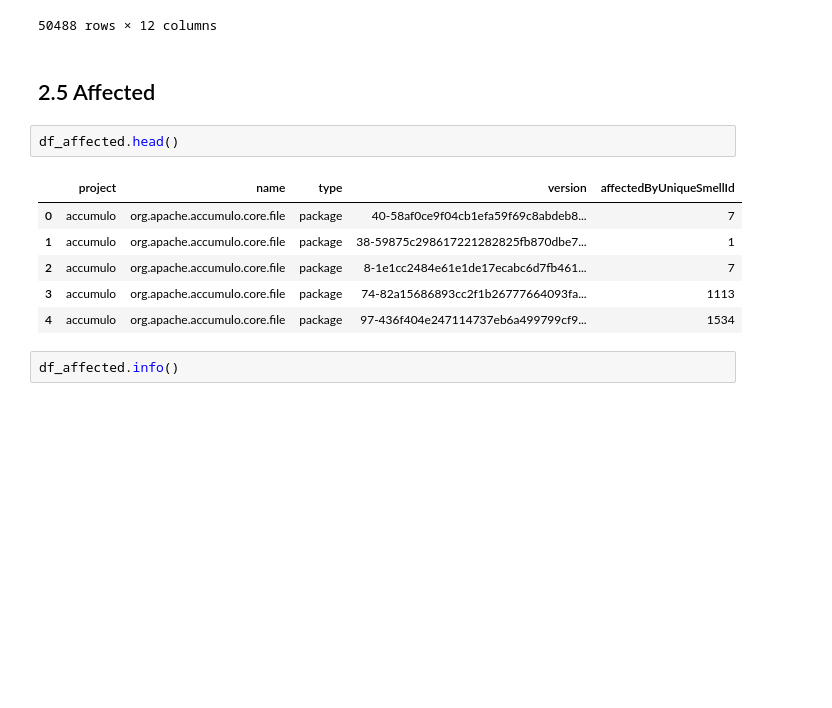
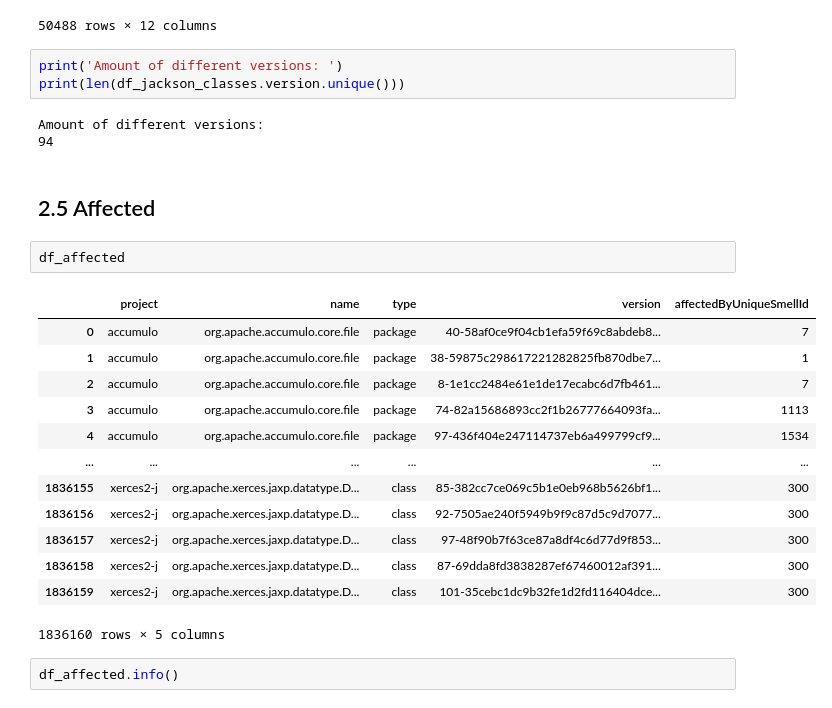
Before and after one commit to armandossrecife/piloto, a Jupyter notebook: notebooks/compare_with_sas2022.ipynb, the cells around one changed output. Drawn from its saved outputs; the diff is of its cells as text; blank space fills up the shorter version.

```diff
--- a/notebooks/compare_with_sas2022.ipynb
+++ b/notebooks/compare_with_sas2022.ipynb
@@ -430,17 +460,30 @@ df_jackson_classes
 | 1865668 | jackson-databind | com.fasterxml.jackson.databind.cf... | class | 96-20415930f9d51d35a648657426db93... | 96 | 0 | 54 | 17 | ... |
 | 1865669 | jackson-databind | com.fasterxml.jackson.databind.de... | class | 96-20415930f9d51d35a648657426db93... | 96 | 0 | 316 | 37 | ... |
 50488 rows × 12 columns
+# %%
+print('Amount of different versions: ')
+print(len(df_jackson_classes.version.unique()))
+# %% [output]
+Amount of different versions:
+94
 # %% [markdown]
 ## 2.5 Affected
 # %%
-df_affected.head()
+df_affected
 # %% [output]
 |  | project | name | type | version | affectedByUniqueSmellId |
 | 0 | accumulo | org.apache.accumulo.core.file | package | 40-58af0ce9f04cb1efa59f69c8abdeb8... | 7 |
 | 1 | accumulo | org.apache.accumulo.core.file | package | 38-59875c298617221282825fb870dbe7... | 1 |
 | 2 | accumulo | org.apache.accumulo.core.file | package | 8-1e1cc2484e61e1de17ecabc6d7fb461... | 7 |
 | 3 | accumulo | org.apache.accumulo.core.file | package | 74-82a15686893cc2f1b26777664093fa... | 1113 |
 | 4 | accumulo | org.apache.accumulo.core.file | package | 97-436f404e247114737eb6a499799cf9... | 1534 |
+| ... | ... | ... | ... | ... | ... |
+| 1836155 | xerces2-j | org.apache.xerces.jaxp.datatype.D... | class | 85-382cc7ce069c5b1e0eb968b5626bf1... | 300 |
+| 1836156 | xerces2-j | org.apache.xerces.jaxp.datatype.D... | class | 92-7505ae240f5949b9f9c87d5c9d7077... | 300 |
+| 1836157 | xerces2-j | org.apache.xerces.jaxp.datatype.D... | class | 97-48f90b7f63ce87a8df4c6d77d9f853... | 300 |
+| 1836158 | xerces2-j | org.apache.xerces.jaxp.datatype.D... | class | 87-69dda8fd3838287ef67460012af391... | 300 |
+| 1836159 | xerces2-j | org.apache.xerces.jaxp.datatype.D... | class | 101-35cebc1dc9b32fe1d2fd116404dce... | 300 |
+1836160 rows × 5 columns
 # %%
 df_affected.info()
 # %% [output]
```
Also changed, not shown: parts of 38 cells of this notebook, 1 other file.
